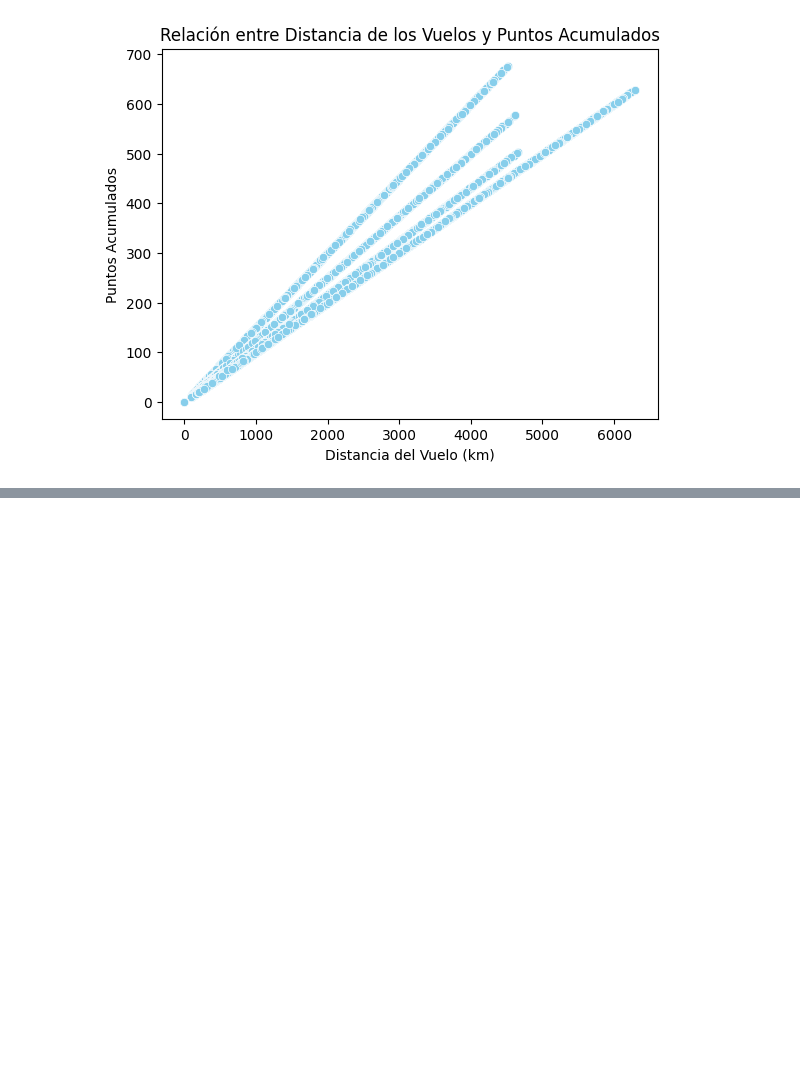
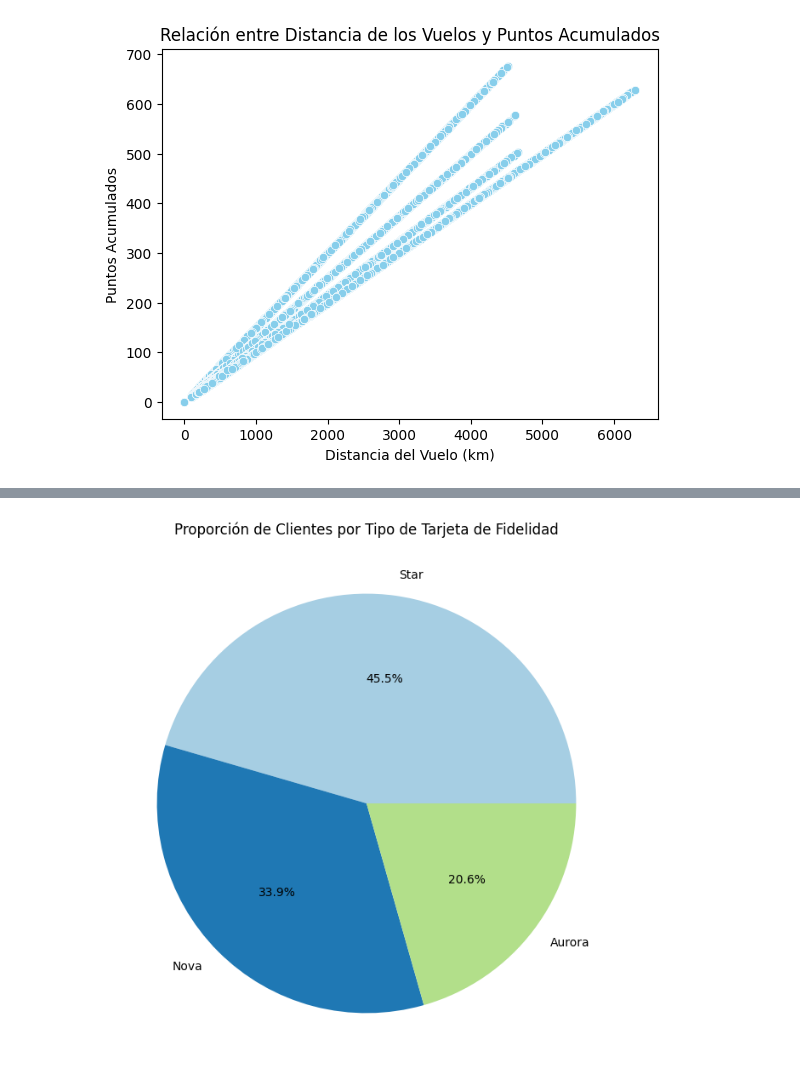
Before and after one commit to Adalab/bda-modulo-3-evaluacion-final-PatriciaAPR, a Jupyter notebook: modulo-3-evaluacion-final-patricia-perez.ipynb, the cells around one changed output, grey strips where cells are left out. Saved outputs shown, nothing was run; the diff lists cells and outputs as text; code cells hidden in the pictures; blank space fills up the shorter version.

```diff
--- a/modulo-3-evaluacion-final-patricia-perez.ipynb
+++ b/modulo-3-evaluacion-final-patricia-perez.ipynb
@@ -322,0 +354,13 @@ plt.show()
+# %%
+# Contar cuántos clientes hay por tipo de tarjeta
+clientes_por_tarjeta = df_customer['Loyalty Card'].value_counts()
+# %%
+# Crear gráfico de pastel
+clientes_por_tarjeta.plot(kind='pie', autopct='%1.1f%%', colors=plt.cm.Paired.colors, figsize=(8, 8))
+
+# Título y mostrar
+plt.title('Proporción de Clientes por Tipo de Tarjeta de Fidelidad')
+plt.ylabel('')  # Eliminar la etiqueta del eje Y que no es necesaria
+plt.show()
+# %% [output]
+[figure, added]
```
Also changed, not shown: parts of 15 cells of this notebook.
